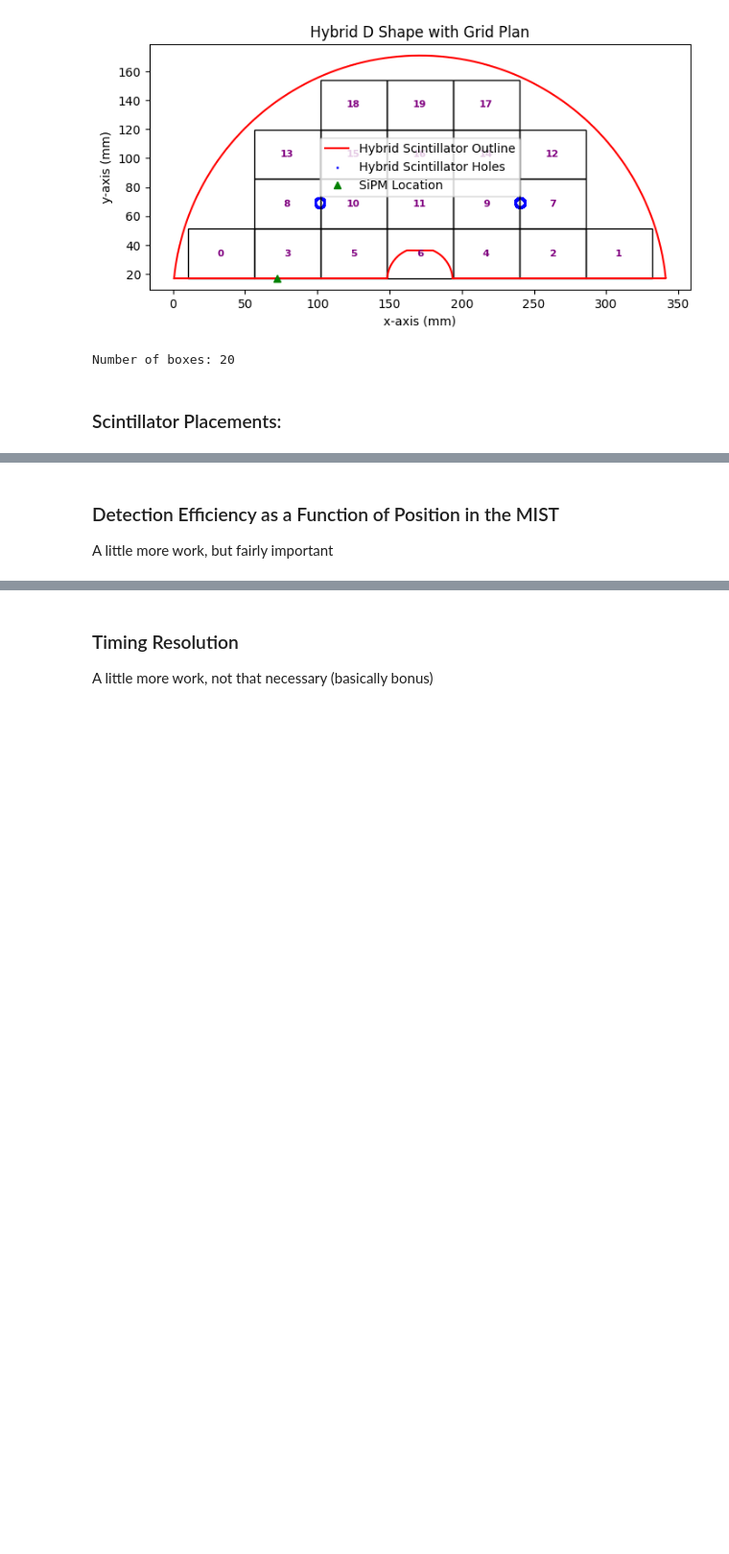
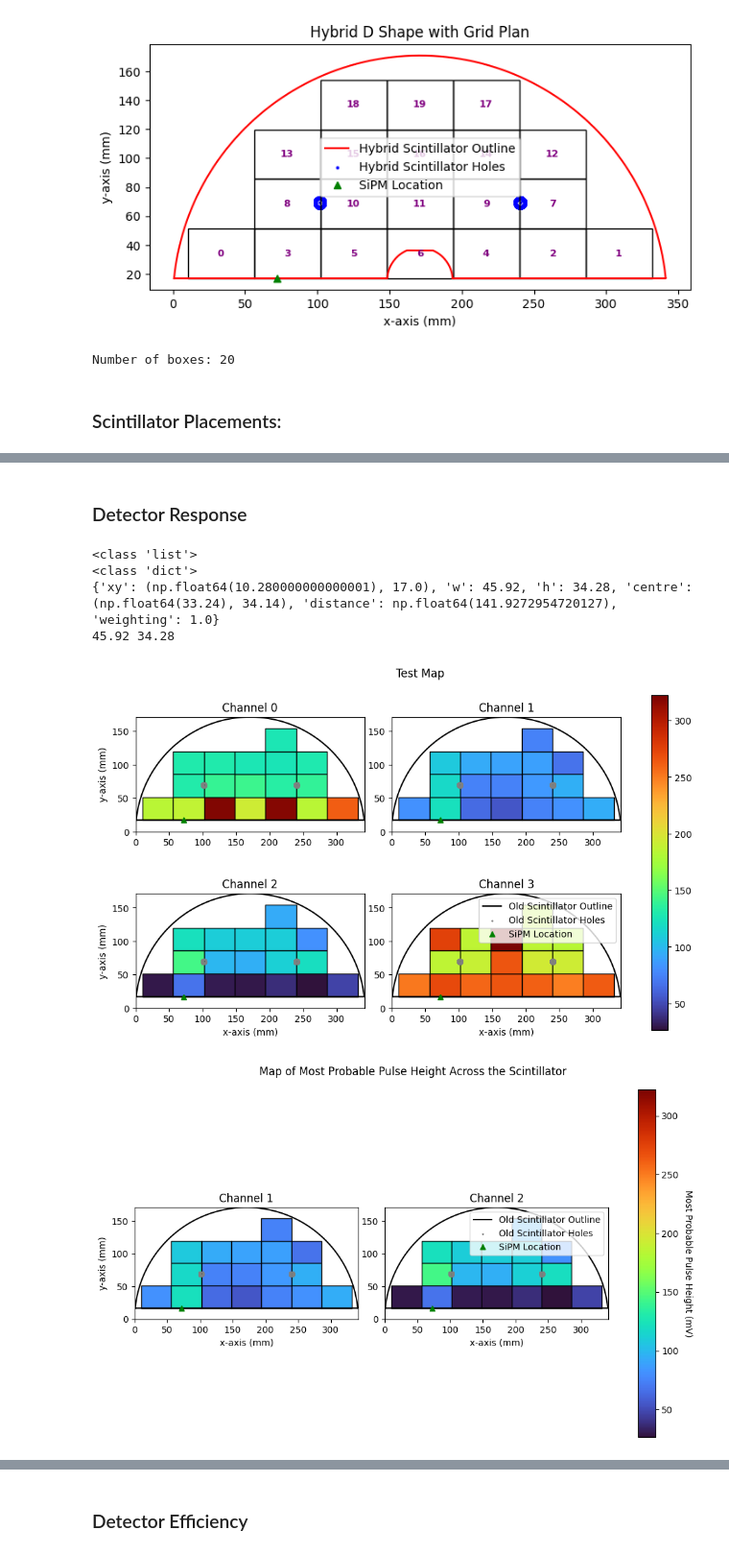
Before and after one commit to Harris-Oldring/mist-characterization-optimization, a Jupyter notebook: analysis/efficiency_map/analysis.ipynb, the cells around one changed output, grey strips where cells are left out. Shown at 96% size. Saved outputs shown, nothing was run; the diff lists cells and outputs as text; code cells hidden in the pictures; blank space fills up the shorter version.

Commit message:
Further analysis of efficiency map

```diff
--- a/analysis/efficiency_map/analysis.ipynb
+++ b/analysis/efficiency_map/analysis.ipynb
@@ -283,6 +308,9 @@ Number of boxes: 20
 # %%
 def circle(radius):
-   return np.transpose(np.array([radius * np.array([np.cos(theta), np.sin(theta)]) for theta in np.linspace(0, 2*np.pi, 1000)]))
+   circ = np.array([radius * np.array([np.cos(theta), np.sin(theta)]) for theta in np.linspace(0, 2*np.pi, 999)])
+   centre = np.array([np.array([0,0])])
+   print(circ.shape,centre.shape)
+   return np.transpose(np.concatenate((circ,centre),axis=0))
 
 circ = circle(3.3)
 line7 = circ + np.transpose(np.full((1000, 2), [171-69.3, 69.3]))
@@ -409,7 +437,7 @@ scaled_holes = tc_col + scale_factor * (holes - tc_col)
 # --- 3. PLOT AND LABEL ---
 plt.title("Hybrid D Shape with Grid Plan")
 plt.plot(hybrid_scint[0], hybrid_scint[1], label="Hybrid Scintillator Outline", color='red')
-plt.scatter(holes[0], holes[1], label="Hybrid Scintillator Holes", s=1, color='blue')
+plt.scatter(holes[0], holes[1], label="Hybrid Scintillator Holes", s=3, color='blue')
 
 # Redraw the filtered patches using their unique stored sizes
 for box_id, data in enumerate(hybrid_box_data):
@@ -484,0 +866,10 @@ for box in old_box_data:
+# %%
+new_tests,nmt = filter_noise(coincidence_level = 3,acceptance_time = 4.5e-8,plots=False)
+
+i=0
+for key in data_dict.keys():
+   # print(key,data_dict[key][0].id, nmt[i].shape)
+   # data_dict[key]= (data_dict[key],nmt[i])
+   print(key,new_tests[i][0].id, nmt[i].shape)
+   data_dict[key]= (new_tests[i],nmt[i])
+   i+=1
@@ -484,0 +894,8 @@ for box in old_box_data:
+# %%
+# Create DetectorRegion objects
+for key, test in data_dict.items():
+   print(len(test))
+   for ch in range(n_chs):
+      print(test[0][ch],'\n',len(test[1][ch]))
+      print(test[1][ch][0:5])
+   data_dict[key] = [DetectorRegion(key, test[0][ch],test[1][ch]) for ch in range(n_chs)]
@@ -485,3 +920,21 @@ for box in old_box_data:
 # %% [markdown]
-### Detection Efficiency as a Function of Position in the MIST
-A little more work, but fairly important
+### Detector Response
+# %%
+print(type(old_box_data))
+print(type(old_box_data[0]))
+print(old_box_data[0])
+print(width,height)
+# %% [output]
+<class 'list'>
+<class 'dict'>
+{'xy': (np.float64(10.280000000000001), 17.0), 'w': 45.92, 'h': 34.28, 'centre': (np.float64(33.24), 34.14), 'distance': np.float64(141.9272954720127), 'weighting': 1.0}
+45.92 34.28
+# %%
+ph_mpv_list = []
+for ch in range(n_chs):
+   ph_mpv_dict = {}
+   for key in data_dict.keys():
+      if key != 'baseline':
+         test = data_dict[key][ch]
+         ph_mpv_dict[int(key)] = test.get_ph_mpv(plot=False)
+   ph_mpv_list.append(ph_mpv_dict)
@@ -487,0 +1078,10 @@ A little more work, but fairly important
+# %%
+
+make_rough_colour_map(ph_mpv_list,old_box_data, [0,1,2,3], 'Test Map')
+make_rough_colour_map(ph_mpv_list,old_box_data, [1,2], 'Map of Most Probable Pulse Height Across the Scintillator','Most Probable Pulse Height (mV)')
+
+make_regional_hist(ph_mpv_list,'Histogram of Regional Most Probable Peak Height','Most Probable Pulse Height (mV)')
+make_clean_colour_map(ph_mpv_list,old_box_data,title='Map of Most Probable Pulse Height',cmap_label='Most Probable Pulse Height (mV)')
+# %% [output]
+[figure, added]
+[figure, added]
@@ -488,3 +1090,2 @@ A little more work, but fairly important
 # %% [markdown]
-### Timing Resolution
-A little more work, not that necessary (basically bonus)
+### Detector Efficiency
```
Also changed, not shown: parts of 28 cells of this notebook, 10 other files.
